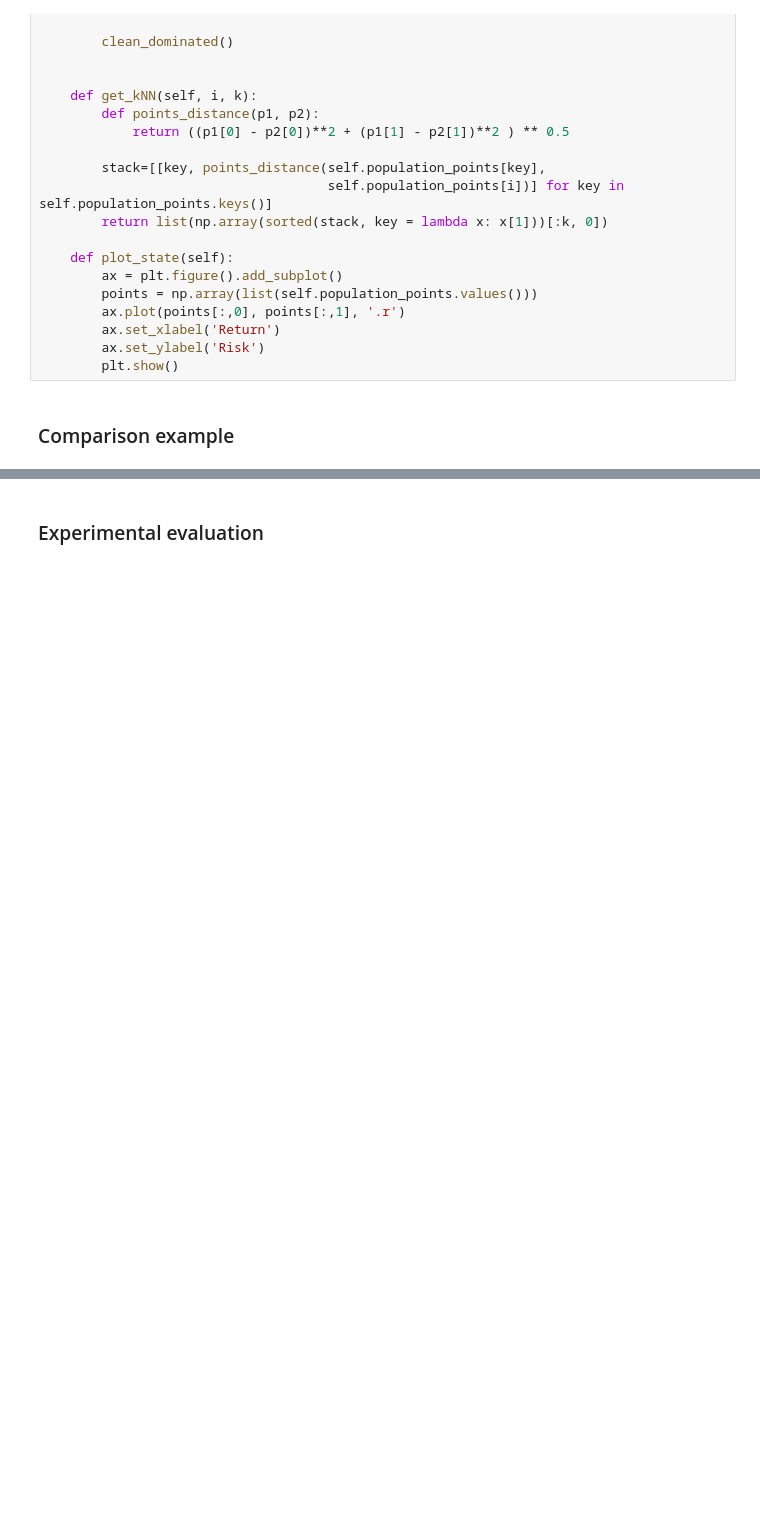
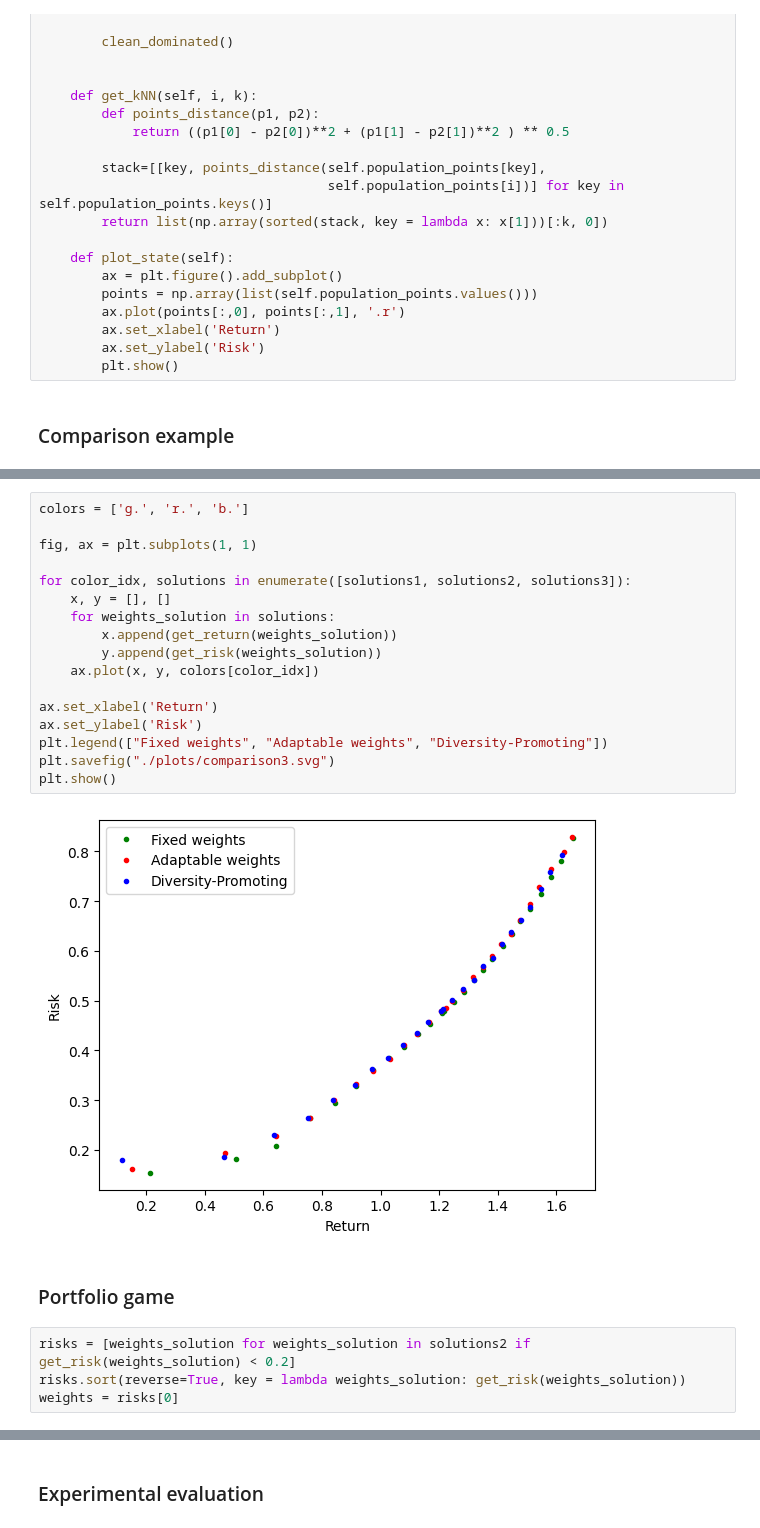
Before and after one commit to alessandro1802/moo, a Jupyter notebook: lab3.ipynb, the cells around one changed output, grey strips where cells are left out. Cells and saved outputs as stored; diff of their text form; blank space fills up the shorter version.

Commit message:
updated Lab 3 and added Lab 3 Portfolio game

```diff
--- a/lab3.ipynb
+++ b/lab3.ipynb
@@ -662,0 +678,25 @@ plt.show()
+# %%
+colors = ['g.', 'r.', 'b.']
+
+fig, ax = plt.subplots(1, 1)
+
+for color_idx, solutions in enumerate([solutions1, solutions2, solutions3]):
+    x, y = [], []
+    for weights_solution in solutions:
+        x.append(get_return(weights_solution))
+        y.append(get_risk(weights_solution))
+    ax.plot(x, y, colors[color_idx])
+
+ax.set_xlabel('Return')
+ax.set_ylabel('Risk')
+plt.legend(["Fixed weights", "Adaptable weights", "Diversity-Promoting"])
+plt.savefig("./plots/comparison3.svg")
+plt.show()
+# %% [output]
+[figure, added]
+# %% [markdown]
+### Portfolio game
+# %%
+risks = [weights_solution for weights_solution in solutions2 if get_risk(weights_solution) < 0.2]
+risks.sort(reverse=True, key = lambda weights_solution: get_risk(weights_solution))
+weights = risks[0]
```
Also changed, not shown: parts of 15 cells of this notebook, 5 other files.
